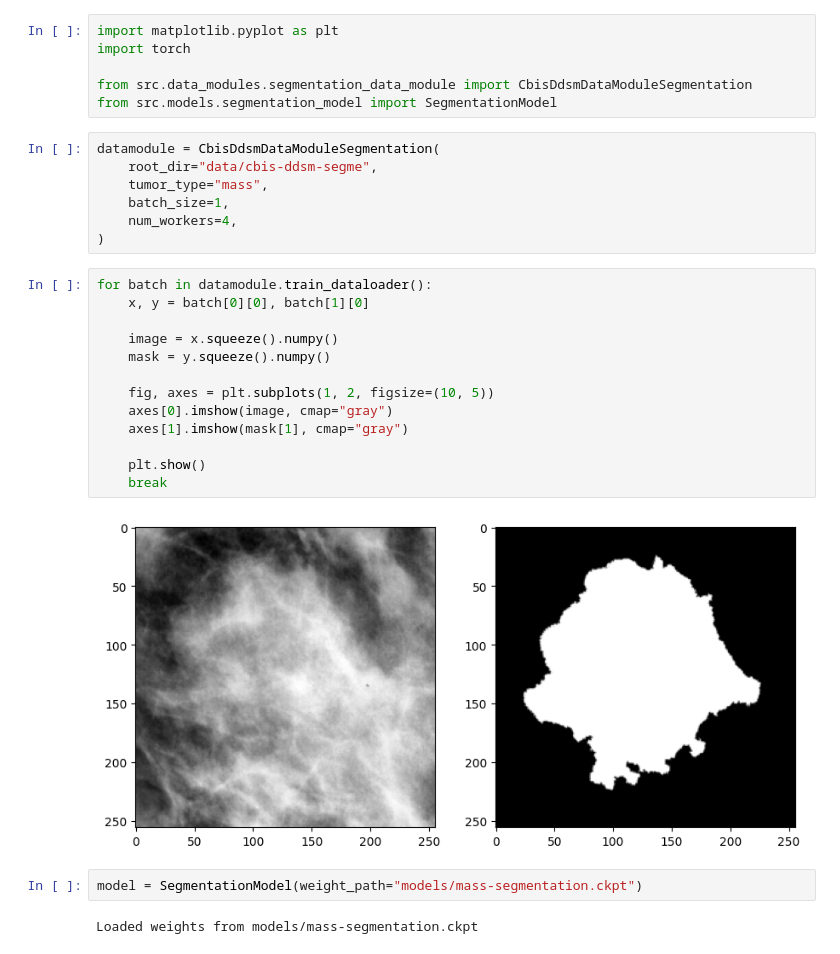
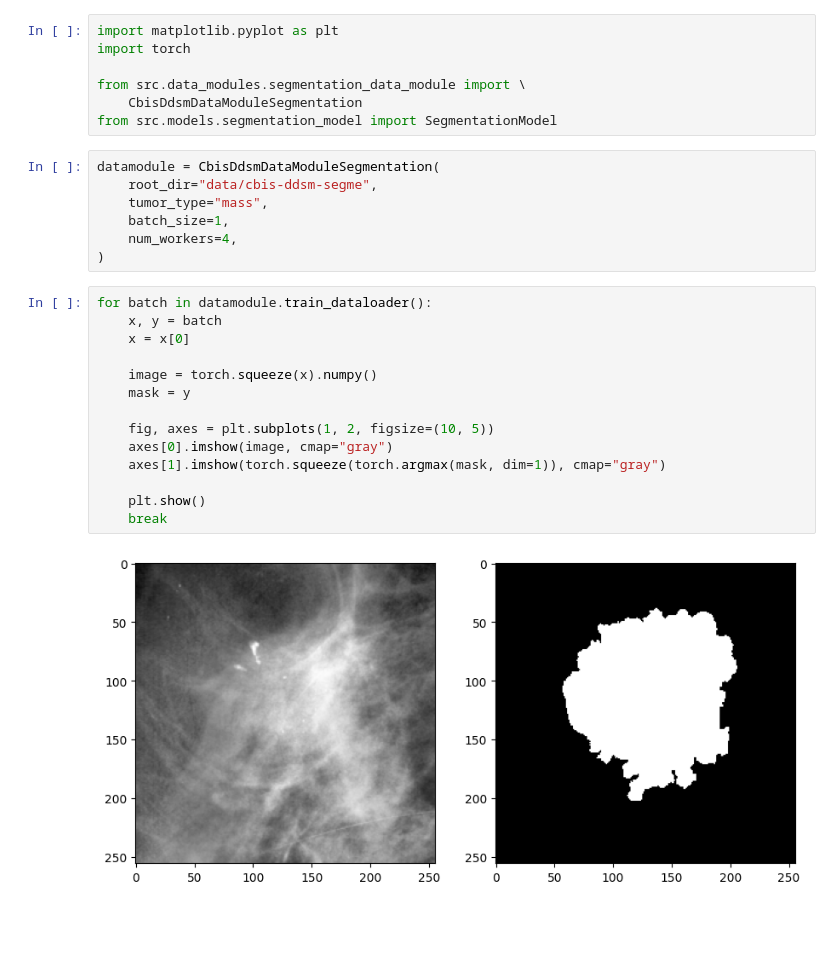
Before and after one commit to tmb2k01/mammo-vision, a Jupyter notebook: notebooks/segmentation_validation.ipynb, the cells around one changed output. Saved outputs shown, nothing was run; the diff lists cells and outputs as text; blank space fills up the shorter version.

```diff
--- a/notebooks/segmentation_validation.ipynb
+++ b/notebooks/segmentation_validation.ipynb
@@ -2,7 +2,8 @@
 import matplotlib.pyplot as plt
 import torch
 
-from src.data_modules.segmentation_data_module import CbisDdsmDataModuleSegmentation
+from src.data_modules.segmentation_data_module import \
+    CbisDdsmDataModuleSegmentation
 from src.models.segmentation_model import SegmentationModel
 # %%
 datamodule = CbisDdsmDataModuleSegmentation(
@@ -13,20 +14,17 @@ datamodule = CbisDdsmDataModuleSegmentation(
 )
 # %%
 for batch in datamodule.train_dataloader():
-    x, y = batch[0][0], batch[1][0]
+    x, y = batch
+    x = x[0]
 
-    image = x.squeeze().numpy()
-    mask = y.squeeze().numpy()
+    image = torch.squeeze(x).numpy()
+    mask = y
 
     fig, axes = plt.subplots(1, 2, figsize=(10, 5))
     axes[0].imshow(image, cmap="gray")
-    axes[1].imshow(mask[1], cmap="gray")
+    axes[1].imshow(torch.squeeze(torch.argmax(mask, dim=1)), cmap="gray")
 
     plt.show()
     break
 # %% [output]
-[figure, old version]
+[figure, new version]
-# %%
-model = SegmentationModel(weight_path="models/mass-segmentation.ckpt")
-# %% [output]
-Loaded weights from models/mass-segmentation.ckpt
```
Also changed, not shown: parts of 4 cells of this notebook, 11 other files.
